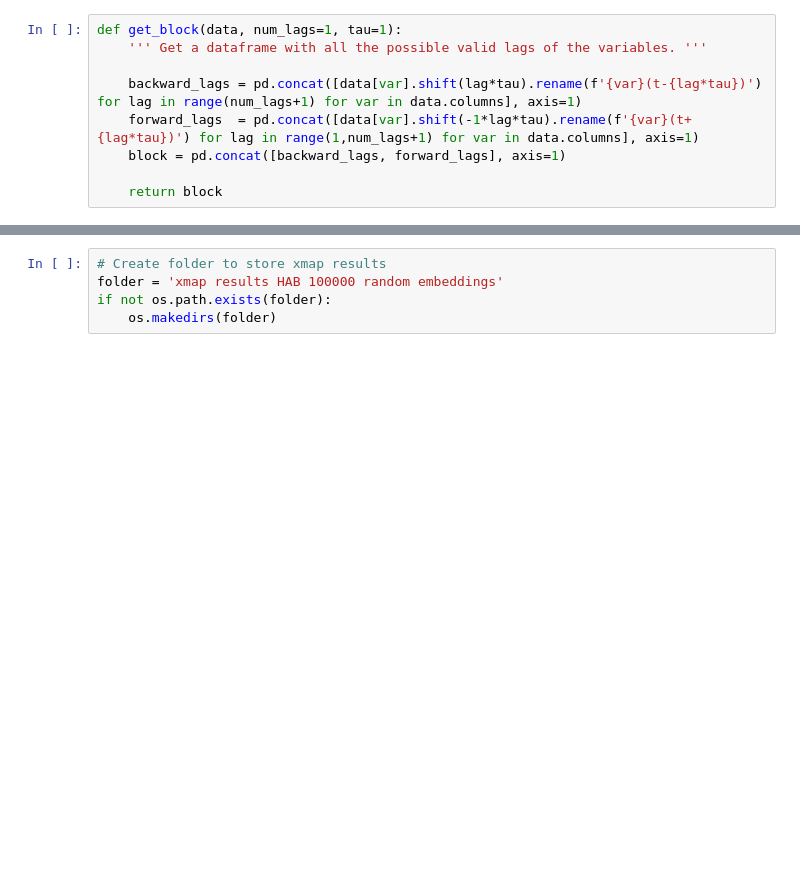
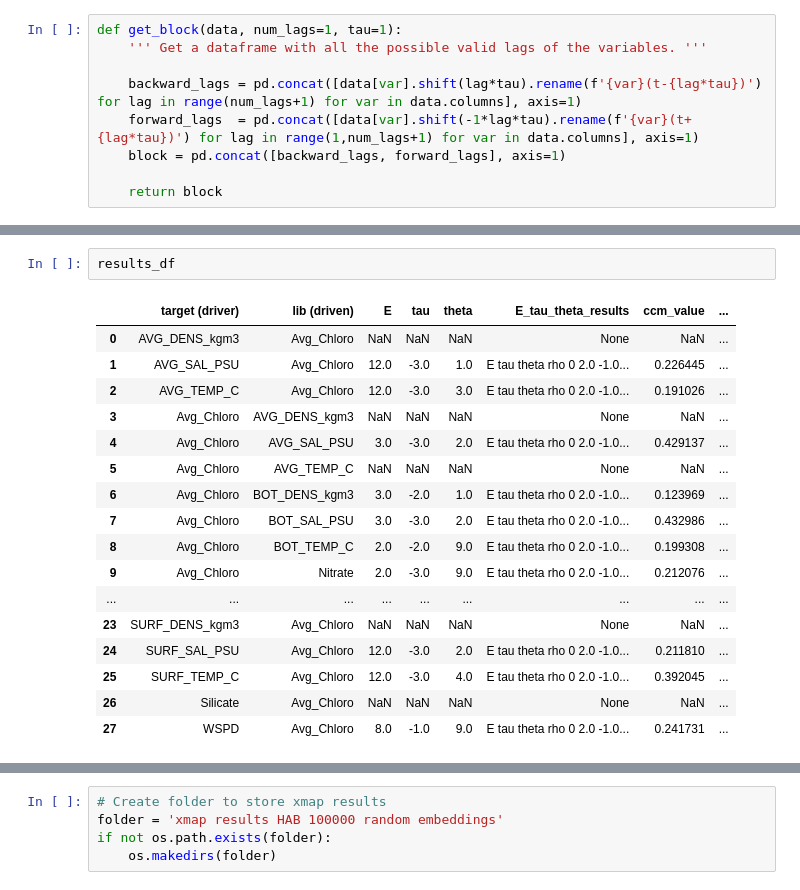
Before and after one commit to aparaselli/HAB-Prediction-Research, a Jupyter notebook: Code/MCVM_Filling.ipynb, the cells around one changed output, grey strips where cells are left out. Cells and saved outputs as stored; diff of their text form; blank space fills up the shorter version.

```diff
--- a/Code/MCVM_Filling.ipynb
+++ b/Code/MCVM_Filling.ipynb
@@ -376,3 +442,23 @@ system variables:
+# %%
+results_df
+# %% [output]
+|  | target (driver) | lib (driven) | E | tau | theta | E_tau_theta_results | ccm_value | ... |
+| 0 | AVG_DENS_kgm3 | Avg_Chloro | NaN | NaN | NaN | None | NaN | ... |
+| 1 | AVG_SAL_PSU | Avg_Chloro | 12.0 | -3.0 | 1.0 | E tau theta rho 0 2.0 -1.0... | 0.226445 | ... |
+| 2 | AVG_TEMP_C | Avg_Chloro | 12.0 | -3.0 | 3.0 | E tau theta rho 0 2.0 -1.0... | 0.191026 | ... |
+| 3 | Avg_Chloro | AVG_DENS_kgm3 | NaN | NaN | NaN | None | NaN | ... |
+| 4 | Avg_Chloro | AVG_SAL_PSU | 3.0 | -3.0 | 2.0 | E tau theta rho 0 2.0 -1.0... | 0.429137 | ... |
+| 5 | Avg_Chloro | AVG_TEMP_C | NaN | NaN | NaN | None | NaN | ... |
+| 6 | Avg_Chloro | BOT_DENS_kgm3 | 3.0 | -2.0 | 1.0 | E tau theta rho 0 2.0 -1.0... | 0.123969 | ... |
+| 7 | Avg_Chloro | BOT_SAL_PSU | 3.0 | -3.0 | 2.0 | E tau theta rho 0 2.0 -1.0... | 0.432986 | ... |
+| 8 | Avg_Chloro | BOT_TEMP_C | 2.0 | -2.0 | 9.0 | E tau theta rho 0 2.0 -1.0... | 0.199308 | ... |
+| 9 | Avg_Chloro | Nitrate | 2.0 | -3.0 | 9.0 | E tau theta rho 0 2.0 -1.0... | 0.212076 | ... |
+| ... | ... | ... | ... | ... | ... | ... | ... | ... |
+| 23 | SURF_DENS_kgm3 | Avg_Chloro | NaN | NaN | NaN | None | NaN | ... |
+| 24 | SURF_SAL_PSU | Avg_Chloro | 12.0 | -3.0 | 2.0 | E tau theta rho 0 2.0 -1.0... | 0.211810 | ... |
+| 25 | SURF_TEMP_C | Avg_Chloro | 12.0 | -3.0 | 4.0 | E tau theta rho 0 2.0 -1.0... | 0.392045 | ... |
+| 26 | Silicate | Avg_Chloro | NaN | NaN | NaN | None | NaN | ... |
+| 27 | WSPD | Avg_Chloro | 8.0 | -1.0 | 9.0 | E tau theta rho 0 2.0 -1.0... | 0.241731 | ... |
 # %%
 def get_valid_lags_tau(block, target, Tp, tau, num_lags, exclusion_radius, system_variables):
 
```
Also changed, not shown: parts of 18 cells of this notebook, 7 other files.
